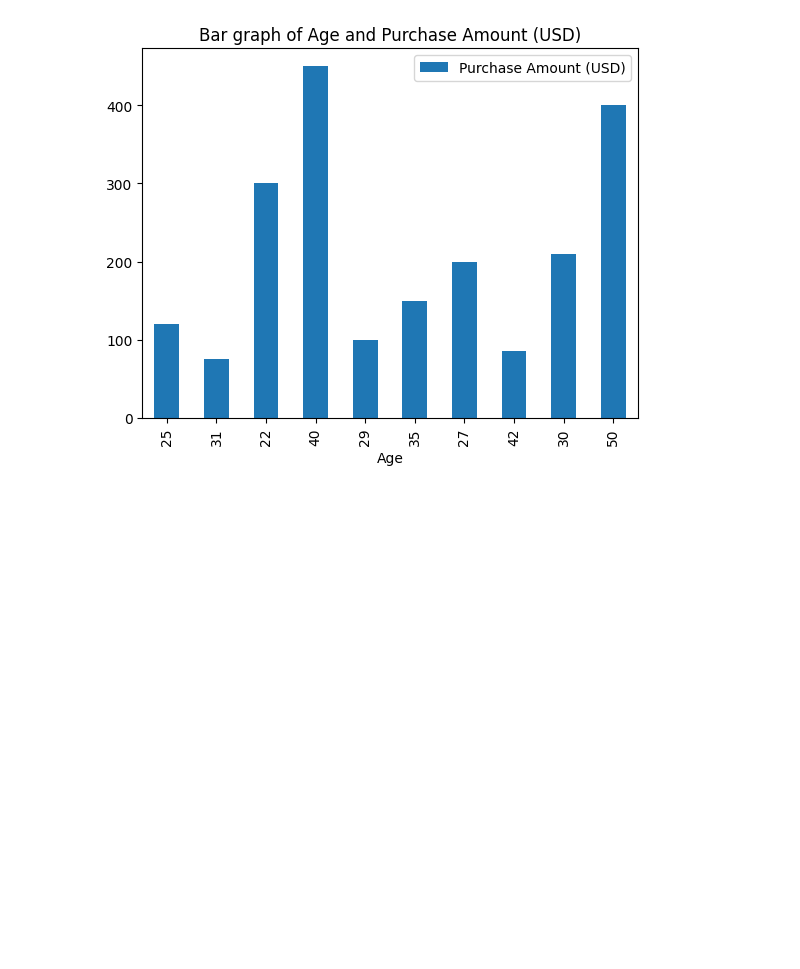
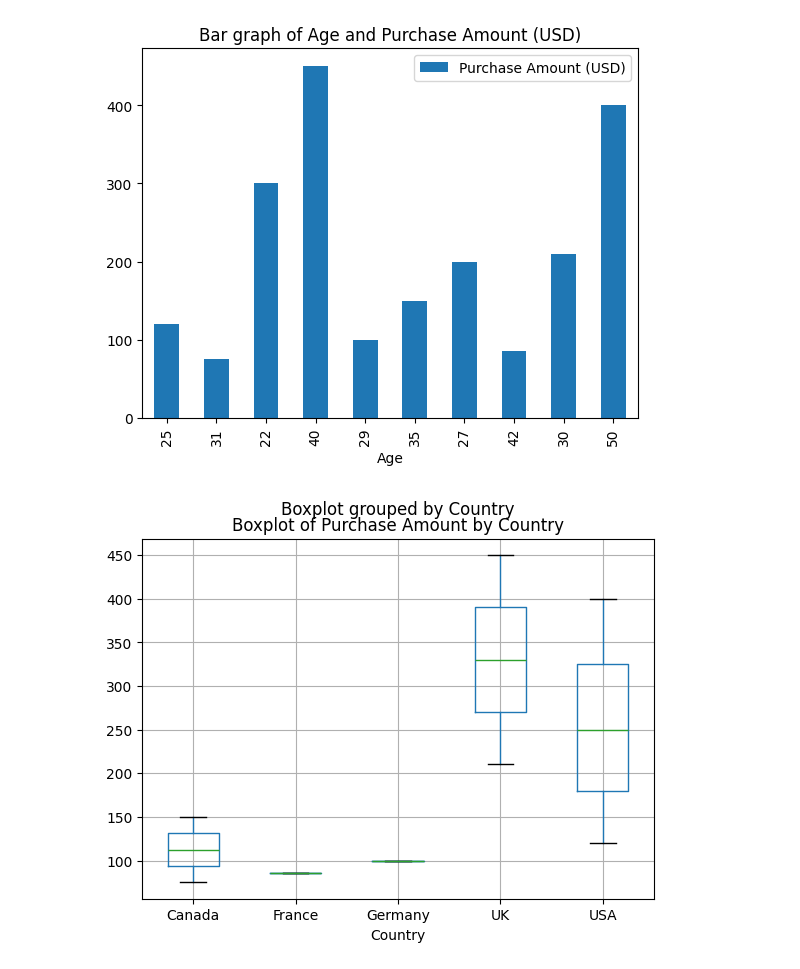
Before and after one commit to Grace-1420/mock_analysis.py, a Jupyter notebook: Copy_of_Notebooks_intro.ipynb, the cells around one changed output. Cells and saved outputs as stored; diff of their text form; code cells hidden in the pictures; blank space fills up the shorter version.

```diff
--- a/Copy_of_Notebooks_intro.ipynb
+++ b/Copy_of_Notebooks_intro.ipynb
@@ -55,3 +55,9 @@ plt.show
 # %% [output]
 <function matplotlib.pyplot.show(close=None, block=None)>
 [figure]
+# %%
+df.boxplot(column = 'Purchase Amount (USD)' , by = 'Country')
+plt.title ('Boxplot of Purchase Amount by Country')
+plt.show()
+# %% [output]
+[figure, added]
```
Also changed, not shown: parts of 3 cells of this notebook.
